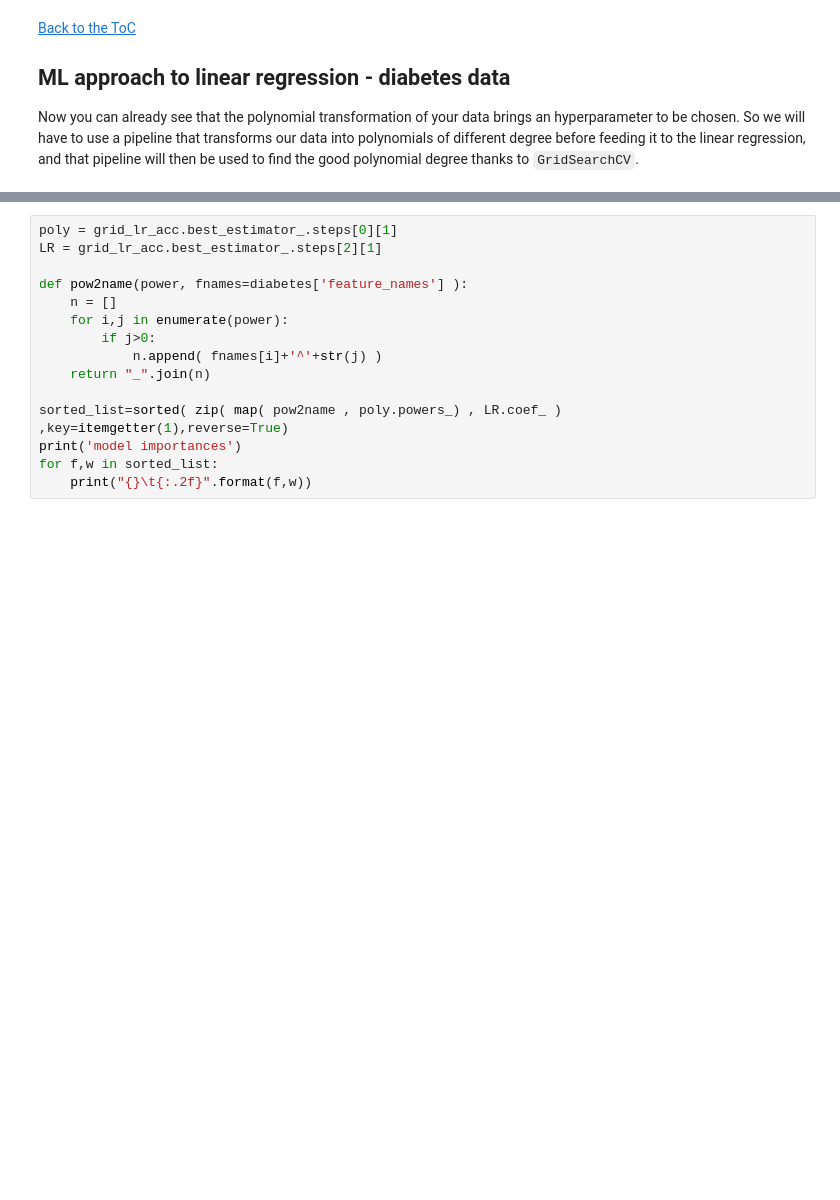
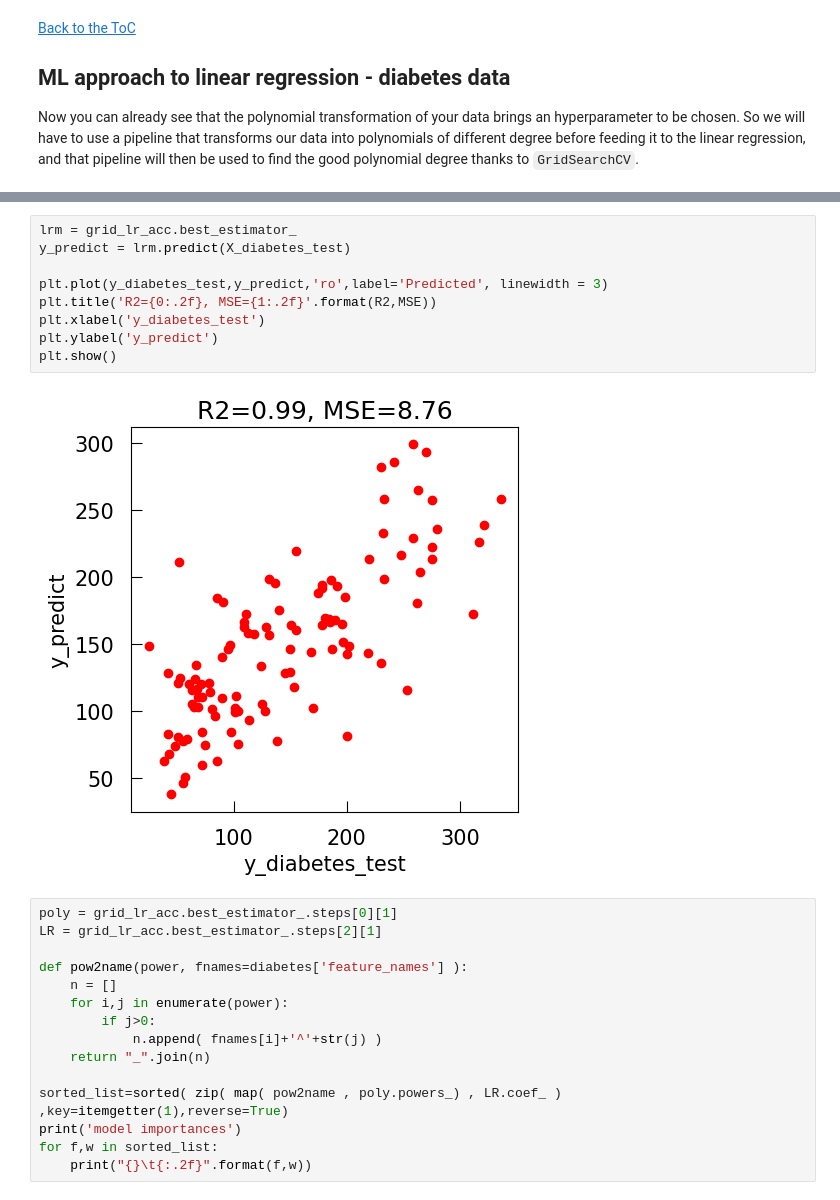
Before and after one commit to sib-swiss/intro-machine-learning-training, a Jupyter notebook: python_notebooks/Chapter_5_Machine_Learning_for_regression.ipynb, the cells around one changed output, grey strips where cells are left out. Cells and saved outputs as stored; diff of their text form; blank space fills up the shorter version.

```diff
--- a/python_notebooks/Chapter_5_Machine_Learning_for_regression.ipynb
+++ b/python_notebooks/Chapter_5_Machine_Learning_for_regression.ipynb
@@ -516,3 +516,14 @@ Wall time: 122 ms
+# %%
+lrm = grid_lr_acc.best_estimator_
+y_predict = lrm.predict(X_diabetes_test)
+
+plt.plot(y_diabetes_test,y_predict,'ro',label='Predicted', linewidth = 3)
+plt.title('R2={0:.2f}, MSE={1:.2f}'.format(R2,MSE))
+plt.xlabel('y_diabetes_test')
+plt.ylabel('y_predict')
+plt.show()
+# %% [output]
+[figure, added]
 # %%
 poly = grid_lr_acc.best_estimator_.steps[0][1]
 LR = grid_lr_acc.best_estimator_.steps[2][1]
```
Also changed, not shown: parts of 18 cells of this notebook.
